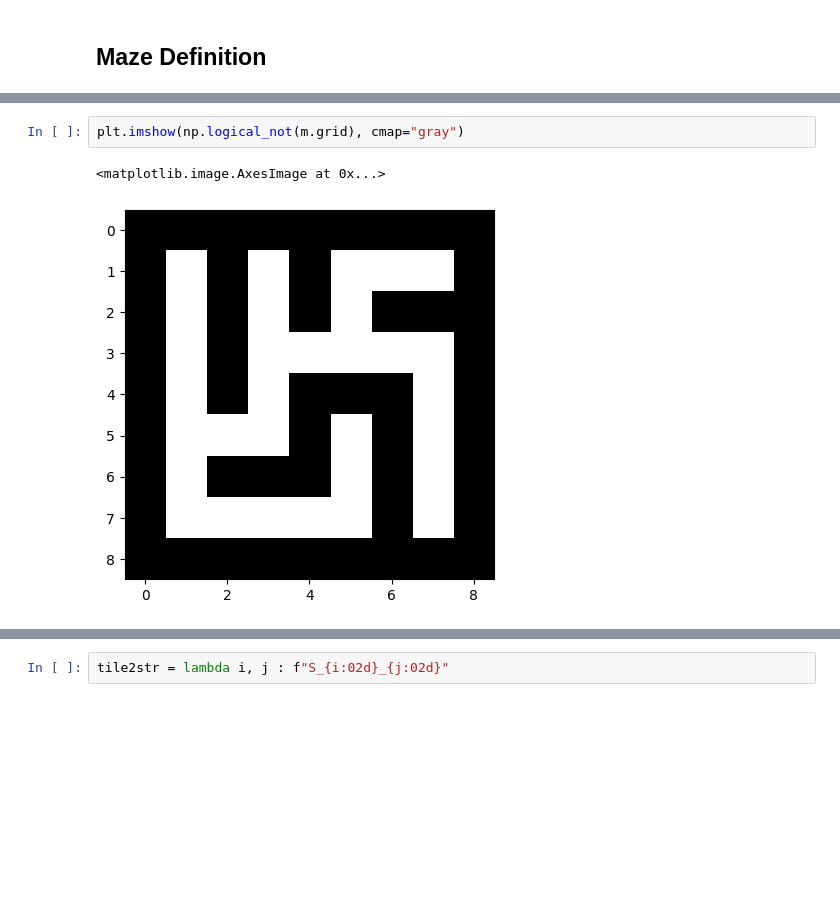
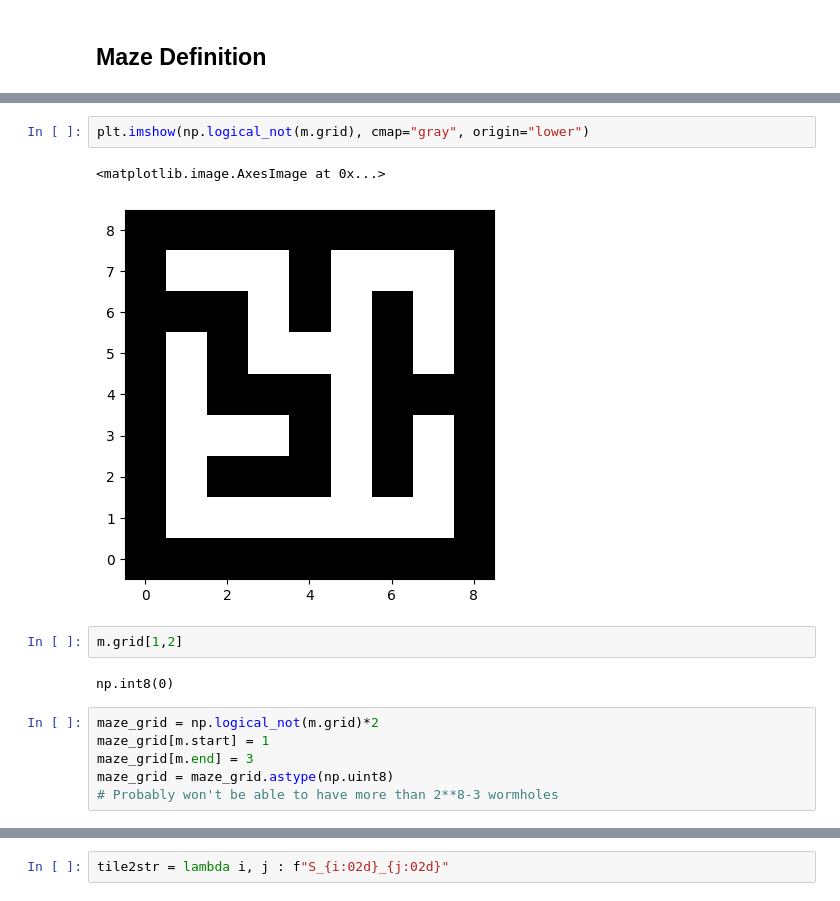
Before and after one commit to 0xInfty/TeleportationMaze, a Jupyter notebook: GeneratedMazeAStar.ipynb, the cells around one changed output, grey strips where cells are left out. Cells and saved outputs as stored; diff of their text form; blank space fills up the shorter version.

Commit message:
Correct generation and visualization, no wormholes yet

```diff
--- a/GeneratedMazeAStar.ipynb
+++ b/GeneratedMazeAStar.ipynb
@@ -74,6 +71,16 @@ array([[1, 1, 1, 1, 1, 1, 1, 1, 1],
        [1, 1, 1, 1, 1, 1, 1, 1, 1]], dtype=int8)
 # %%
-plt.imshow(np.logical_not(m.grid), cmap="gray")
+plt.imshow(np.logical_not(m.grid), cmap="gray", origin="lower")
 # %% [output]
 <matplotlib.image.AxesImage at 0x...>
-[figure, old version]
+[figure, new version]
+# %%
+m.grid[1,2]
+# %% [output]
+np.int8(0)
+# %%
+maze_grid = np.logical_not(m.grid)*2
+maze_grid[m.start] = 1
+maze_grid[m.end] = 3
+maze_grid = maze_grid.astype(np.uint8)
+# Probably won't be able to have more than 2**8-3 wormholes
```
Also changed, not shown: parts of 21 cells of this notebook.
